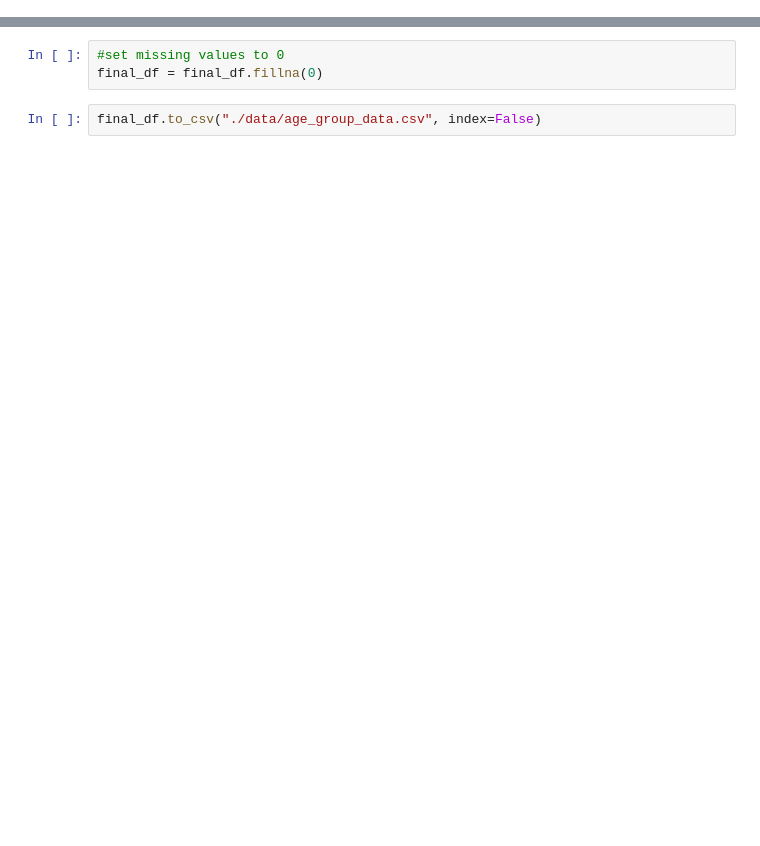
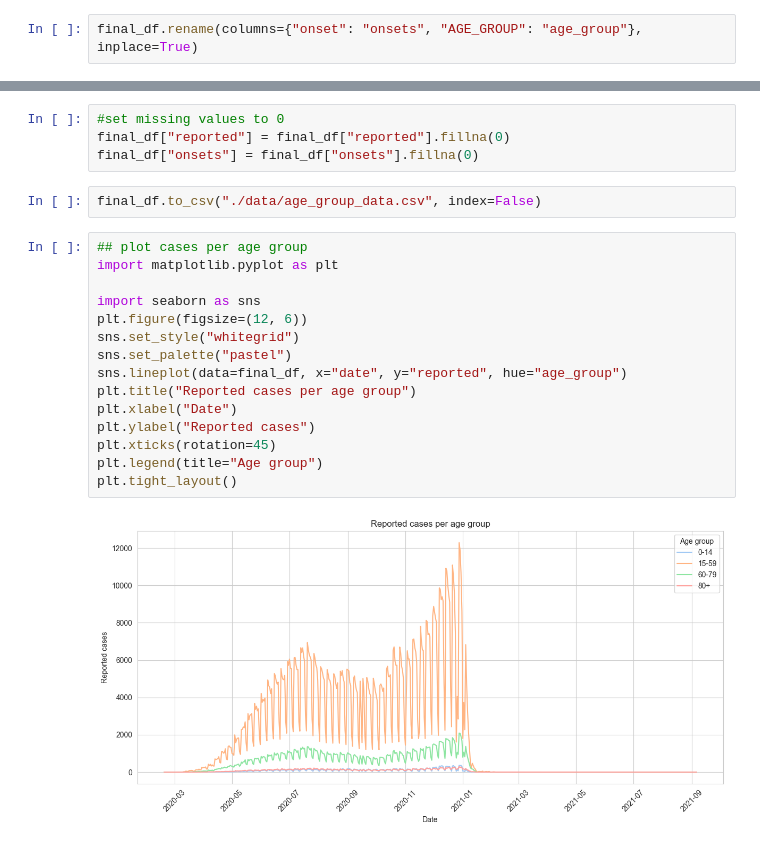
Before and after one commit to ReggieScript/InfectiousDisease-COVIDMX, a Jupyter notebook: data_process.ipynb, the cells around one changed output, grey strips where cells are left out. Saved outputs shown, nothing was run; the diff lists cells and outputs as text; blank space fills up the shorter version.

```diff
--- a/data_process.ipynb
+++ b/data_process.ipynb
@@ -251,0 +269,2 @@ final_df
+# %%
+final_df.rename(columns={"onset": "onsets", "AGE_GROUP": "age_group"}, inplace=True)
@@ -252,5 +296,23 @@ final_df
 # %%
 #set missing values to 0
-final_df = final_df.fillna(0)
+final_df["reported"] = final_df["reported"].fillna(0)
+final_df["onsets"] = final_df["onsets"].fillna(0)
 # %%
 final_df.to_csv("./data/age_group_data.csv", index=False)
+# %%
+## plot cases per age group
+import matplotlib.pyplot as plt
+
+import seaborn as sns
+plt.figure(figsize=(12, 6))
+sns.set_style("whitegrid")
+sns.set_palette("pastel")
+sns.lineplot(data=final_df, x="date", y="reported", hue="age_group")
+plt.title("Reported cases per age group")
+plt.xlabel("Date")
+plt.ylabel("Reported cases")
+plt.xticks(rotation=45)
+plt.legend(title="Age group")
+plt.tight_layout()
+# %% [output]
+[figure, added]
```
Also changed, not shown: parts of 5 cells of this notebook, 1 other file.
